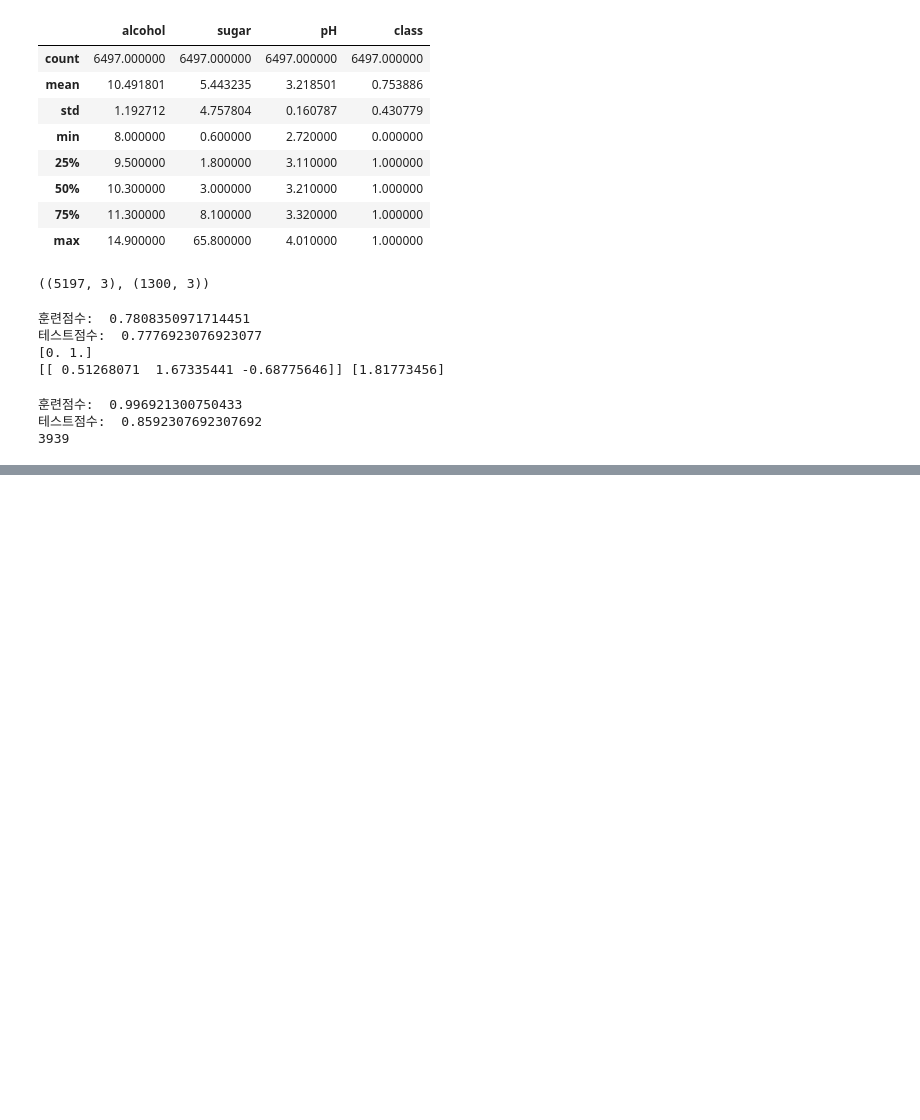
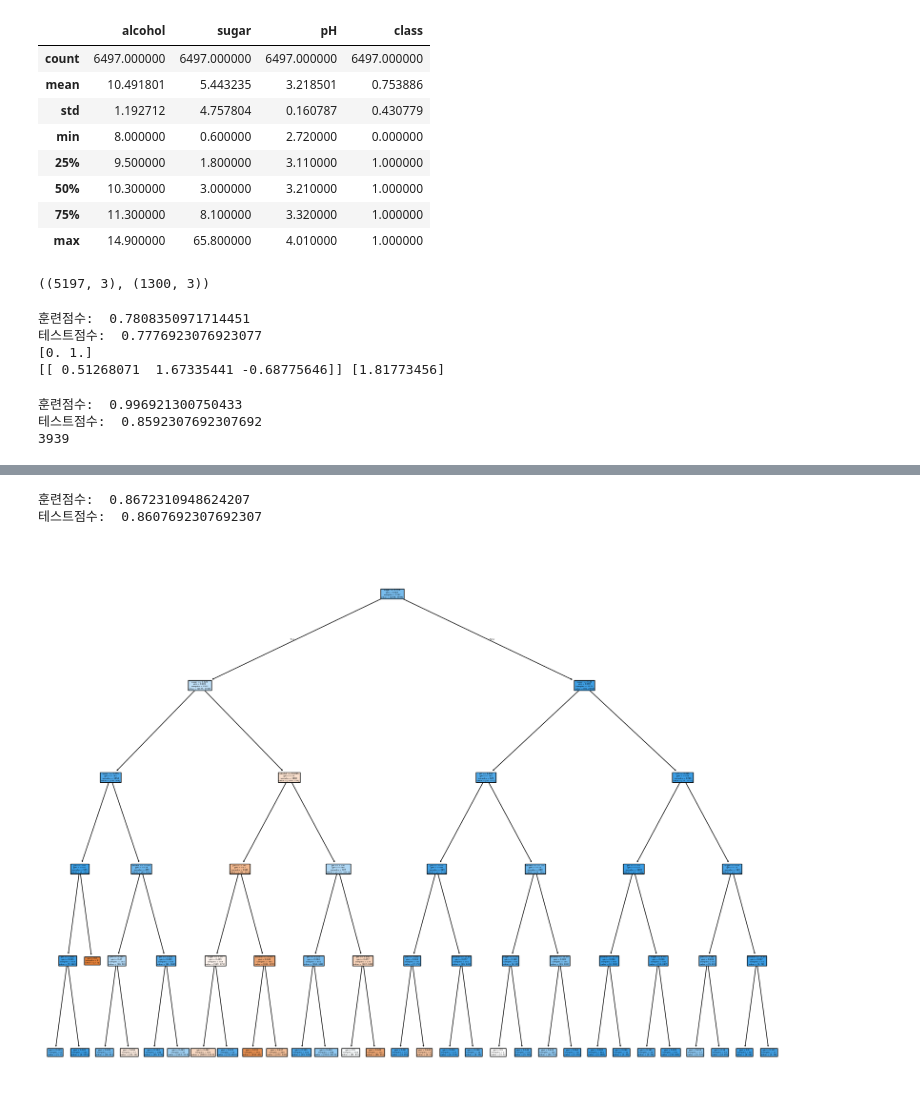
Before and after one commit to verba-neo/gaida-1, a Jupyter notebook: ML/05_descision_tree.ipynb, the cells around one changed output, grey strips where cells are left out. Drawn from its saved outputs; the diff is of its cells as text; code cells hidden in the pictures; blank space fills up the shorter version.

```diff
--- a/ML/05_descision_tree.ipynb
+++ b/ML/05_descision_tree.ipynb
@@ -93 +98,14 @@ plt.show()
 [figure]
+# %%
+dt = DecisionTreeClassifier(max_depth=5, random_state=42)
+dt.fit(X_train, y_train)
+print('훈련점수: ', dt.score(X_train, y_train))
+print('테스트점수: ', dt.score(X_test, y_test))
+
+plt.figure(figsize=(20, 15))
+plot_tree(dt, filled=True, feature_names=['alcohol', 'sugar', 'pH'])
+plt.show()
+# %% [output]
+훈련점수:  0.8672310948624207
+테스트점수:  0.8607692307692307
+[figure, added]
```
Also changed, not shown: parts of 1 cell of this notebook, 1 other file.
